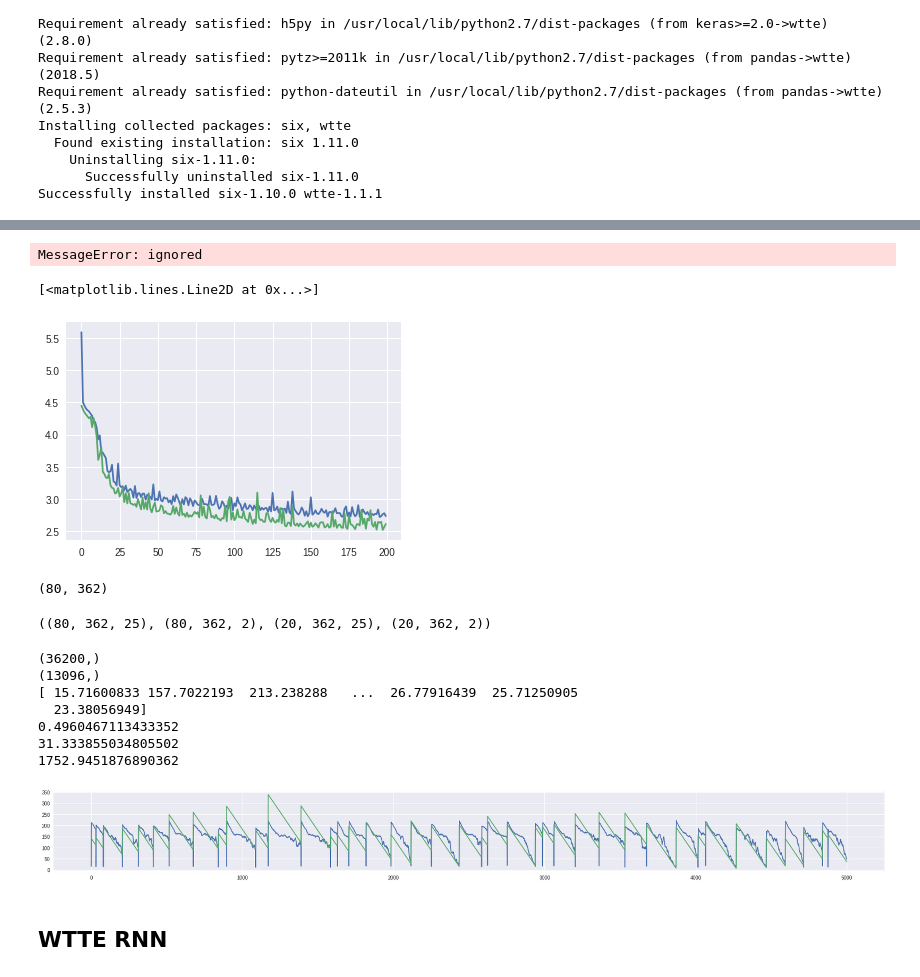
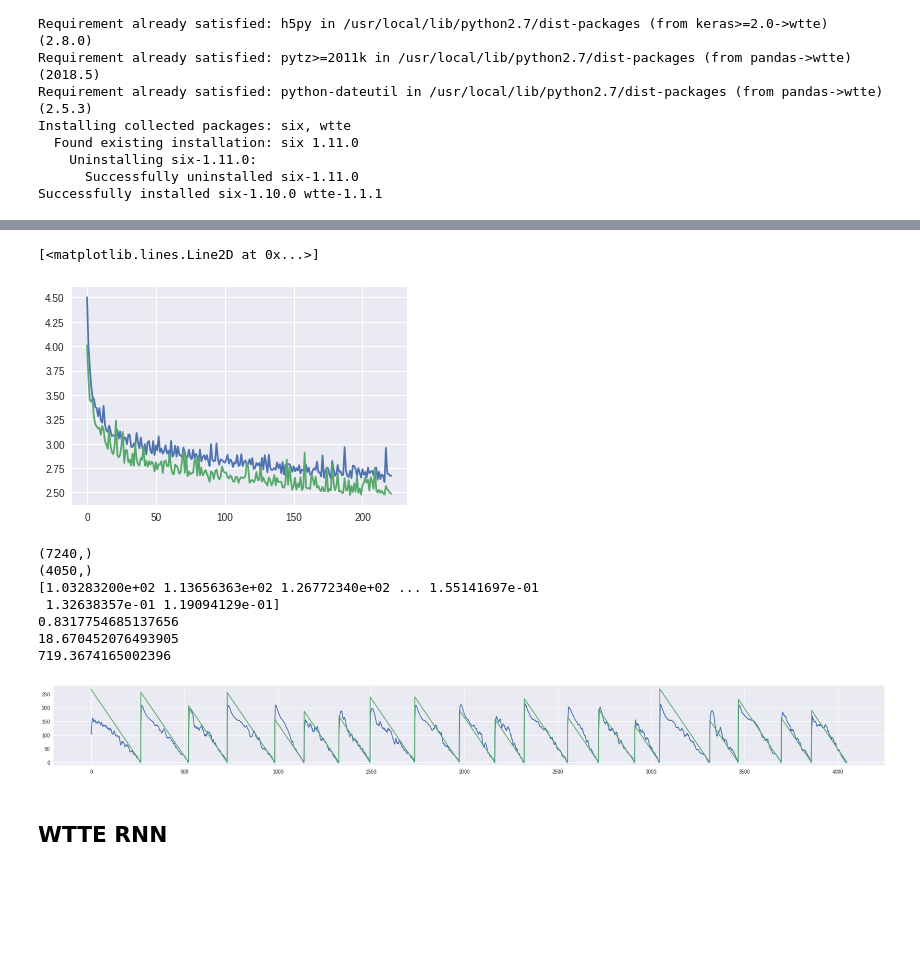
Before and after one commit to Manelmc/rnn-time-to-event, a Jupyter notebook: Turbofan Engine/predictive-maintenance-turbofan-engine.ipynb, the cells around one changed output, grey strips where cells are left out. Drawn from its saved outputs; the diff is of its cells as text; code cells hidden in the pictures; blank space fills up the shorter version.

Commit message:
Creating baseline and wtte models

```diff
--- a/Turbofan Engine/predictive-maintenance-turbofan-engine.ipynb
+++ b/Turbofan Engine/predictive-maintenance-turbofan-engine.ipynb
@@ -376,16 +402,19 @@ Successfully installed six-1.10.0 wtte-1.1.1
 # %%
+from keras.layers import Masking
+from keras.layers.core import Activation
+from keras.models import Sequential
+from keras.layers import Dense, LSTM, TimeDistributed
+
 import wtte.weibull as weibull
 import wtte.wtte as wtte
 from keras.layers import Lambda
 
-from wtte.wtte import WeightWatcher
-
 tte_mean_train = np.nanmean(train_Y_wtte[:,0])
-mean_u = np.nanmean(train_Y_wtte[:,0])
+#mean_u = np.nanmean(train_Y_wtte[:,0])
 
 # Initialization value for alpha-bias
 init_alpha = -1.0/np.log(1.0-1.0/(tte_mean_train+1.0) )
-init_alpha = init_alpha/mean_u
+#init_alpha = init_alpha/mean_u
 
 # Next, we build a deep network.
 # The first layer is an LSTM layer with 100 units followed by another LSTM layer with 50 units.
@@ -393,6 +422,11 @@ init_alpha = init_alpha/mean_u
 # Final layer is a Dense output layer with single unit and linear activation since this is a regression problem.
 nb_features = train_X.shape[2]
 nb_out = train_Y.shape[1]
+# Sample weights are necessary
+train_X_batch_lengths = map(lambda x: x[~np.all(x == 0, axis=1)].shape[0], train_X)
+batch_weights = np.array([[1.]*batch_len + [0.]*(max_batch_len - batch_len) for batch_len in train_X_batch_lengths])
+# Model path
+baseline_wtte_path = "baseline_wtte_model_weights"
 
 model = Sequential()
 
@@ -410,24 +444,23 @@ model.add(LSTM(
           recurrent_dropout=0.2,
           return_sequences=True))
 model.add(TimeDistributed(Dense(2)))
-#model.add(Activation(activate))
+# model.add(Activation(activate))
 model.add(Lambda(wtte.output_lambda,
                  arguments={"init_alpha":init_alpha,
-                            "max_beta_value":10.0,
-                            "alpha_kernel_scalefactor":0.5
+                            "max_beta_value": 10.0,
+                            "scalefactor": 0.5
                            },
                 ))
+#model.compile(loss=weibull_loglik_discrete, optimizer='rmsprop', metrics=[])
 loss = wtte.Loss(kind='discrete', clip_prob=1e-5).loss_function
-# model.compile(loss=weibull_loglik_discrete, optimizer='rmsprop')
 model.compile(loss=loss, optimizer='rmsprop')# sample_weight_mode="temporal")
 
 print(model.summary())
 
 # fit the network
-history = model.fit(train_X, train_Y_wtte, epochs=200, batch_size=16, validation_data=(val_X, val_Y_wtte), shuffle=True, verbose=2, #sample_weight=batch_weights,
-          callbacks = [#keras.callbacks.EarlyStopping(monitor='val_loss', min_delta=0, patience=20, verbose=0, mode='min'),
-                       # keras.callbacks.ModelCheckpoint(model_path,monitor='val_loss', save_best_only=True, mode='min', verbose=0),
-                       WeightWatcher(),
+history = model.fit(train_X, train_Y_wtte, epochs=500, batch_size=16, validation_data=(val_X, val_Y_wtte), shuffle=True, verbose=2,
+          callbacks = [keras.callbacks.EarlyStopping(monitor='val_loss', min_delta=0, patience=30, verbose=0, mode='min'),
+                       keras.callbacks.ModelCheckpoint(baseline_wtte_path, monitor='val_loss', save_best_only=True, save_weights_only=True, mode='min', verbose=0),
                        keras.callbacks.TerminateOnNaN()]
           )
 
@@ -453,8 +486 @@ Epoch 200/200
 ['loss', 'val_loss']
-# %%
-from google.colab import files
-file_name = "wtte_new_3_weights.h5"
-model.save_weights(file_name)
-files.download(file_name)
-# %% [output]
-MessageError: ignored
@@ -461,51 +492,48 @@ MessageError: ignored
 # %%
 %matplotlib inline
 
+
 plt.plot(history.history["loss"])
 plt.plot(history.history["val_loss"])
 # %% [output]
 [<matplotlib.lines.Line2D at 0x...>]
-[figure, old version]
+[figure, new version]
+# %%
+model.load_weights(baseline_wtte_path)
 # %%
 from math import gamma
 def mean_weibull(alpha, beta):
     return beta*gamma(1 + 1./alpha)
-# %%
-train_X_batch_lengths = map(lambda x: x[~np.all(x == 0, axis=1)].shape[0], train_X)
-batch_weights = np.array([[1.]*batch_len + [0.]*(max_batch_len - batch_len) for batch_len in train_X_batch_lengths])
-print batch_weights.shape
-train_X.shape, train_Y_wtte.shape, val_X.shape, val_Y_wtte.shape
-# %% [output]
-(80, 362)
-((80, 362, 25), (80, 362, 2), (20, 362, 25), (20, 362, 2))
 # %%
+from sklearn.metrics import mean_squared_error, mean_absolute_error, r2_score
+
 %matplotlib inline
 # To validate we remove the right padding
-l = test_Y_wtte[:,:,0].flatten()
-y_pred = [mean_weibull(alpha, beta) for batch in model.predict(test_X) for beta, alpha in batch]
+l = val_Y_wtte[:,:,0].flatten()
+y_pred = [mean_weibull(alpha, beta) for batch in model.predict(val_X) for beta, alpha in batch]
 print l.shape
 y_true = np.ma.compressed(np.ma.masked_where(l==0, l))
 # y_true = l
 print y_true.shape
 y_pred = np.ma.compressed(np.ma.masked_where(l==0, y_pred))
 print y_pred
 print r2_score(y_true, y_pred)
 print mean_absolute_error(y_true, y_pred)
 print mean_squared_error(y_true, y_pred)
 fig = plt.figure()
 fig.add_subplot(1,1,1)
 plt.plot(y_pred[0:5000])
 plt.plot(y_true[0:5000])
 fig.set_size_inches(30,3)
 # %% [output]
-(36200,)
-(13096,)
-[ 15.71600833 157.7022193  213.238288   ...  26.77916439  25.71250905
-  23.38056949]
-0.4960467113433352
-31.333855034805502
-1752.9451876890362
+(7240,)
+(4050,)
+[1.03283200e+02 1.13656363e+02 1.26772340e+02 ... 1.55141697e-01
+ 1.32638357e-01 1.19094129e-01]
+0.8317754685137656
+18.670452076493905
+719.3674165002396
-[figure, old version]
+[figure, new version]
 # %% [markdown]
 ## WTTE RNN
 # %%
```
Also changed, not shown: parts of 14 cells of this notebook.
